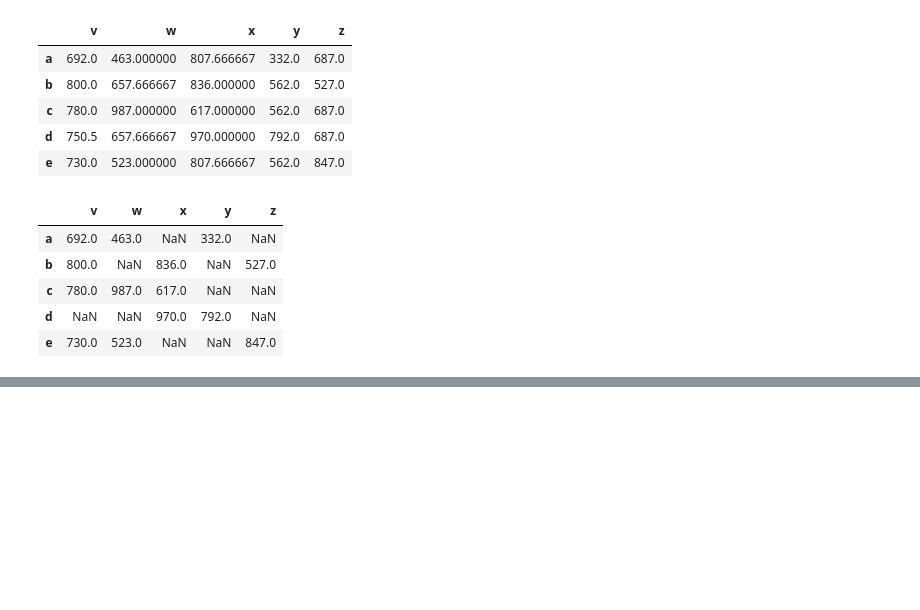
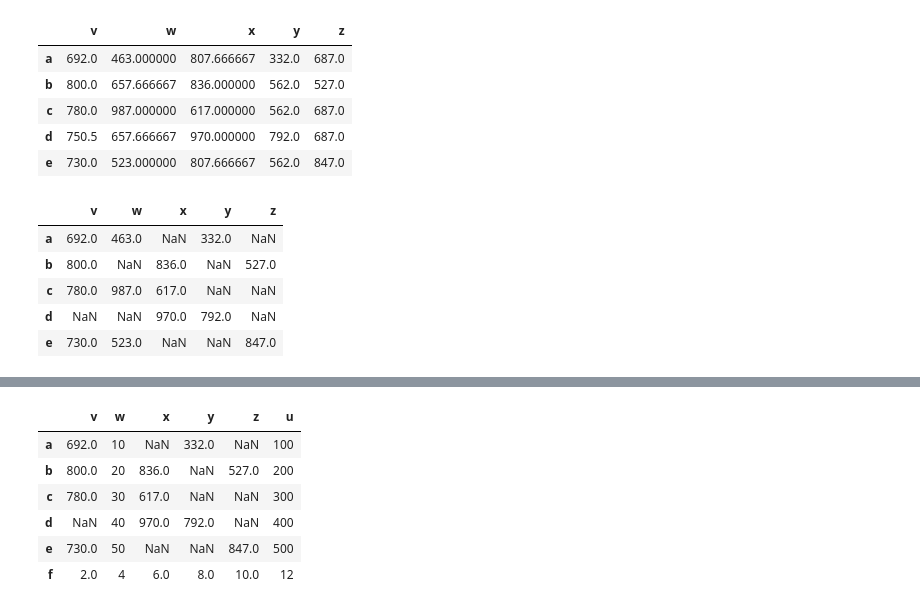
Before and after one commit to ramlaxman/cisco-data-science-2020-sept, a Jupyter notebook: Cisco — 2020 September 22.ipynb, the cells around one changed output, grey strips where cells are left out. Cells and saved outputs as stored; diff of their text form; code cells hidden in the pictures; blank space fills up the shorter version.

```diff
--- a/Cisco — 2020 September 22.ipynb
+++ b/Cisco — 2020 September 22.ipynb
@@ -1346,3 +1346,8 @@ df
 | c | 780.0 | 987.0 | 617.0 | NaN | NaN |
 | d | NaN | NaN | 970.0 | 792.0 | NaN |
 | e | 730.0 | 523.0 | NaN | NaN | 847.0 |
+# %%
+# adding a column: just assign!
+
+df['w'] = [10, 20, 30, 40, 50]
+df
@@ -1348,0 +1361,3 @@ df
+# %%
+df['u'] = [100, 200, 300, 400, 500]
+df
@@ -1348,0 +1381,13 @@ df
+# %%
+# adding a row is almost as easy: assign to .loc
+
+df.loc['f'] = [2,4,6,8,10,12]
+df
+# %% [output]
+|  | v | w | x | y | z | u |
+| a | 692.0 | 10 | NaN | 332.0 | NaN | 100 |
+| b | 800.0 | 20 | 836.0 | NaN | 527.0 | 200 |
+| c | 780.0 | 30 | 617.0 | NaN | NaN | 300 |
+| d | NaN | 40 | 970.0 | 792.0 | NaN | 400 |
+| e | 730.0 | 50 | NaN | NaN | 847.0 | 500 |
+| f | 2.0 | 4 | 6.0 | 8.0 | 10.0 | 12 |
```
Also changed, not shown: parts of 4 cells of this notebook.
